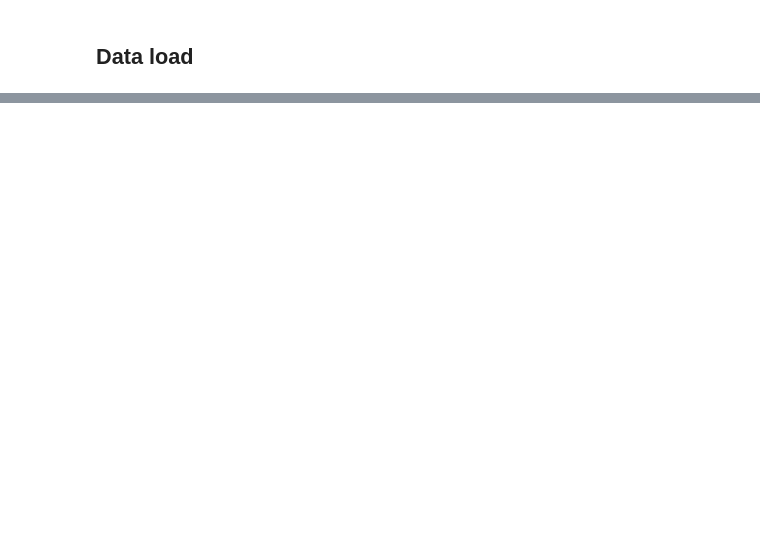
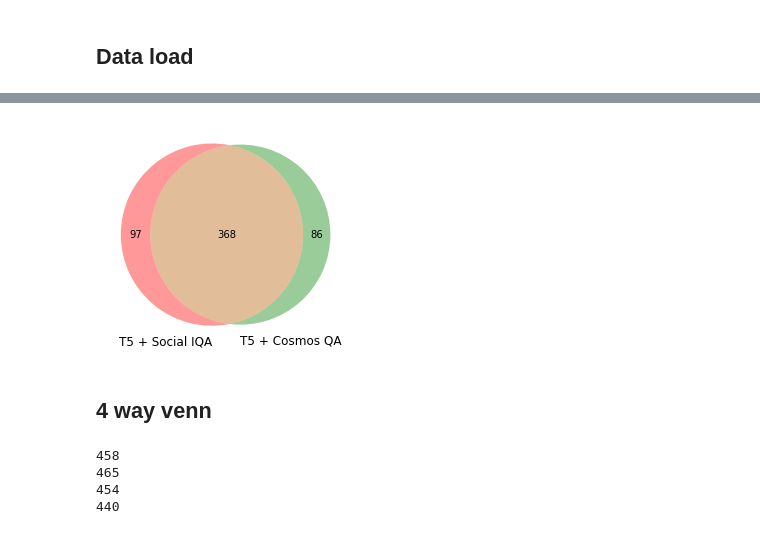
Before and after one commit to sonaliserro/w266-commonsenseqa, a Jupyter notebook: T5/utils/Error_Analysis.ipynb, the cells around one changed output, grey strips where cells are left out. Saved outputs shown, nothing was run; the diff lists cells and outputs as text; code cells hidden in the pictures; blank space fills up the shorter version.

```diff
--- a/T5/utils/Error_Analysis.ipynb
+++ b/T5/utils/Error_Analysis.ipynb
@@ -161,7 +152,7 @@ with open('t5_cos_ans', 'wb') as f:
 # %% [markdown]
 ## T5 base + Social I QA
 # %%
-modeldir = "../models/cs_on_social/4_epochs_nonstop_batch8_lr1e-4_cs_10_e_b8_1e-4_wu0_300cp"
+modeldir = "./models/cs_on_social/4_epochs_nonstop_batch8_lr1e-4_cs_10_e_b8_1e-4_wu0_300cp"
 t5_so_predictions, t5_so_targets, t5_so_tokenizer = predict_results(modeldir)
 # %%
 t5_so_ans = Answers(t5_so_predictions, t5_so_targets, t5_so_tokenizer)
@@ -195,6 +161,0 @@ with open('t5_so_ans', 'wb') as f:
-# %%
-modeldir = "../models/commonsense_qa_concept_sentences/10_epochs_500_steps"
-(predictions, targets, tokenizer) = predict_results(modeldir)
-t5_common_gen_ans = Answers(predictions, targets, tokenizer)
-with open('t5_common_gen_ans', 'wb') as f:
-    pickle.dump(t5_common_gen_ans, f)
@@ -335,0 +164,8 @@ None
+# %%
+# T5 base
+
+with open("t5_base_ans", 'rb') as f:
+    t5_base_ans = pickle.load(f)
+
+t5_base_ans.get_error_df()
+len(t5_base_ans.incorrect_idxs)
@@ -335,0 +205,17 @@ None
+# %%
+def venn_2_models(model_a, model_b,
+                      a_name="Model A", b_name="Model B",
+                      inputclass_answers=True):
+    if inputclass_answers:
+        A = set(model_a.incorrect_idxs)
+        B = set(model_b.incorrect_idxs)
+    else:
+        A = set(model_a)
+        B = set(model_b)
+
+    AB = A.intersection(B)
+
+    venn2(subsets = (len(A-B),
+                     len(B-A),
+                     len(AB)),
+    set_labels = (a_name, b_name))
@@ -335,0 +249,21 @@ None
+# %%
+venn_2_models(t5_so_ans, t5_cos_ans,
+               "T5 + Social IQA",
+               "T5 + Cosmos QA")
+# %% [output]
+[figure, added]
+# %% [markdown]
+## 4 way venn
+# %%
+A = set(t5_base_ans.incorrect_idxs)
+B = set(t5_so_ans.incorrect_idxs)
+C = set(t5_cos_ans.incorrect_idxs)
+D = set(t5_hel_ans.incorrect_idxs)
+
+for a in [A, B, C, D]:
+    print(len(a))
+# %% [output]
+458
+465
+454
+440
```
Also changed, not shown: parts of 54 cells of this notebook, 1 other file.
